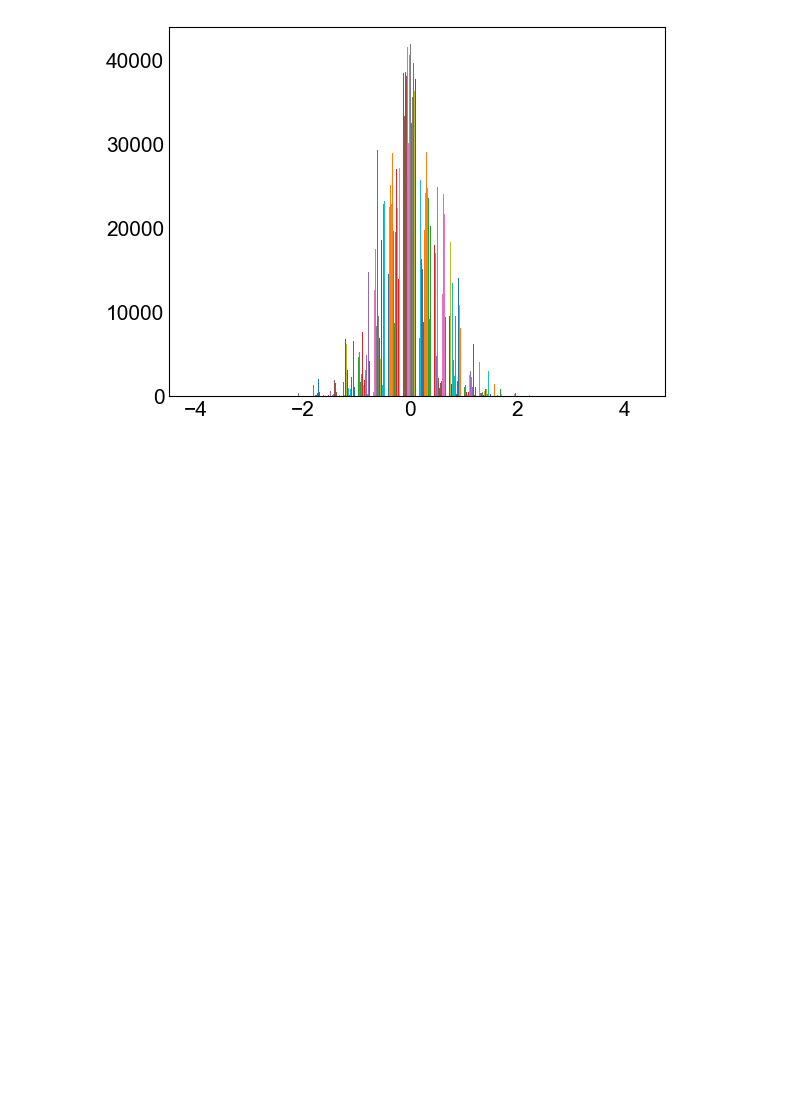
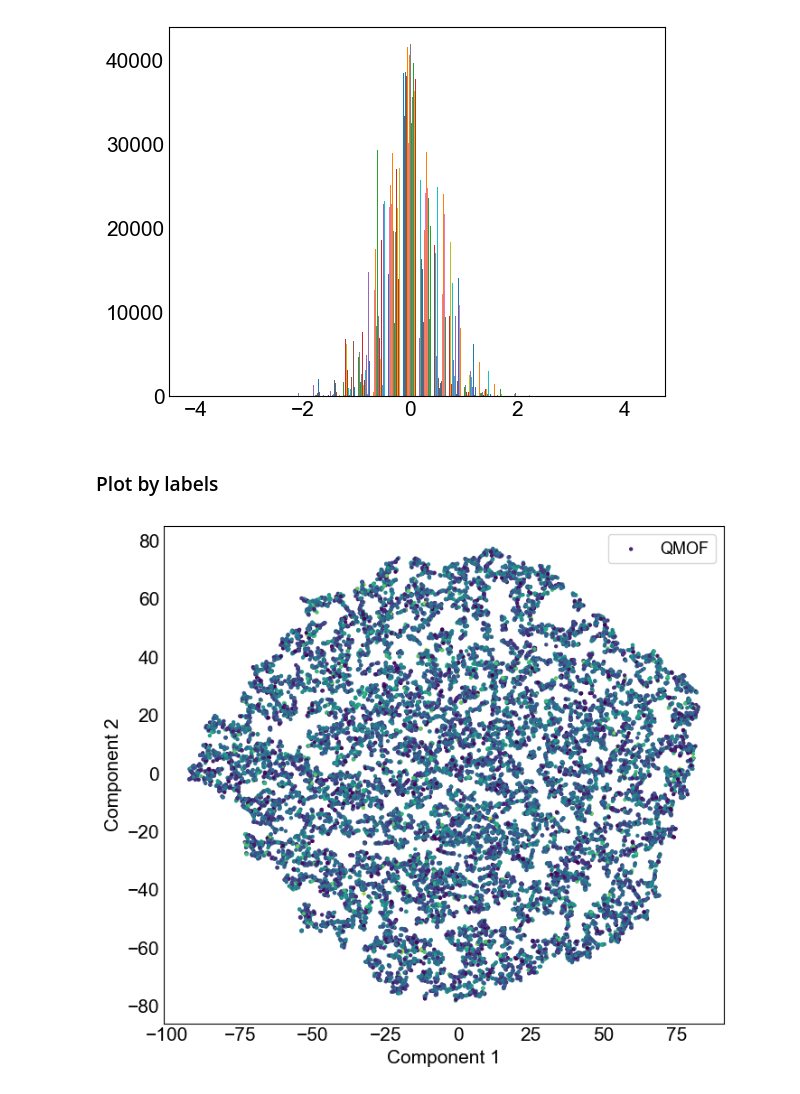
Before and after one commit to XiaoqZhang/mofgraph2vec, a Jupyter notebook: dev/embedding.ipynb, the cells around one changed output. Cells and saved outputs as stored; diff of their text form; code cells hidden in the pictures; blank space fills up the shorter version.

```diff
--- a/dev/embedding.ipynb
+++ b/dev/embedding.ipynb
@@ -167,3 +160,18 @@ plt.hist(df.values, bins=30)
          4.3612995 ]),
  <a list of 64 BarContainer objects>)
 [figure]
+# %% [markdown]
+### Plot by labels
+# %%
+fig, ax = plt.subplots(1, 1, figsize=(8, 8))
+ax.set_aspect('equal')
+
+plt.scatter(x=emb_qmof[:, 0], y=emb_qmof[:, 1], s=10, edgecolor="None", c=df_qmof["outputs.pbe.bandgap"], label="QMOF")
+
+ax.set_xlabel("Component 1")
+ax.set_ylabel("Component 2")
+
+ax.legend()
+plt.show()
+# %% [output]
+[figure, added]
```
Also changed, not shown: parts of 8 cells of this notebook, 43 other files.
